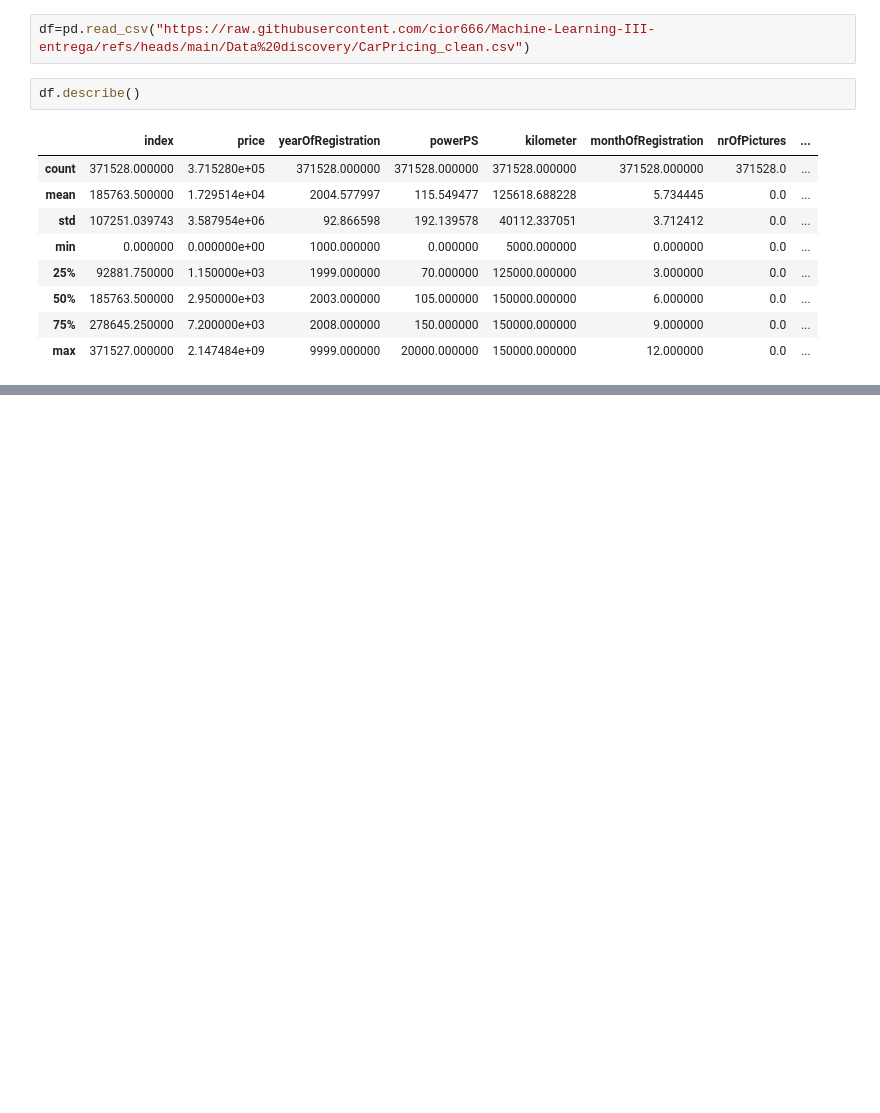
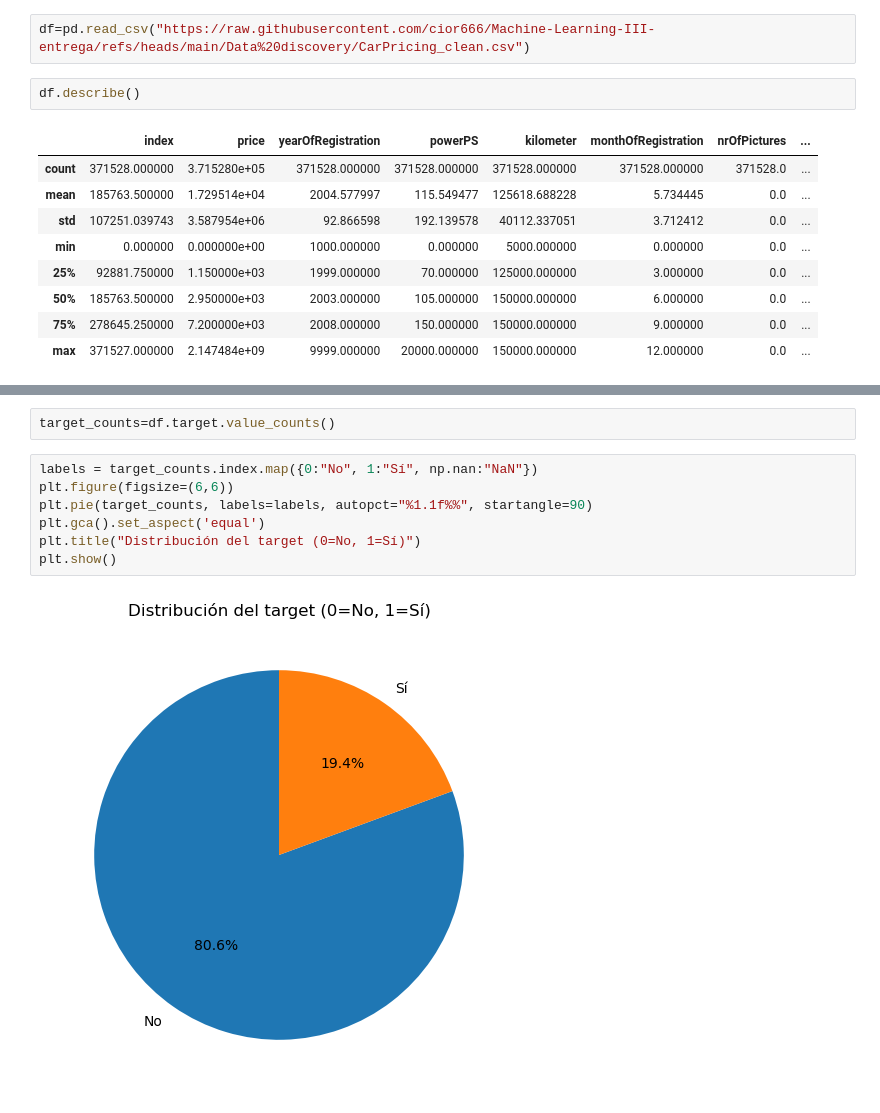
Before and after one commit to cior666/Machine-Learning-III-entrega, a Jupyter notebook: EDA/eda.ipynb, the cells around one changed output, grey strips where cells are left out. Drawn from its saved outputs; the diff is of its cells as text; blank space fills up the shorter version.

```diff
--- a/EDA/eda.ipynb
+++ b/EDA/eda.ipynb
@@ -19,0 +28,11 @@ df.describe()
+# %%
+target_counts=df.target.value_counts()
+# %%
+labels = target_counts.index.map({0:"No", 1:"Sí", np.nan:"NaN"})
+plt.figure(figsize=(6,6))
+plt.pie(target_counts, labels=labels, autopct="%1.1f%%", startangle=90)
+plt.gca().set_aspect('equal')
+plt.title("Distribución del target (0=No, 1=Sí)")
+plt.show()
+# %% [output]
+[figure, added]
```
Also changed, not shown: parts of 13 cells of this notebook, 2 other files.
